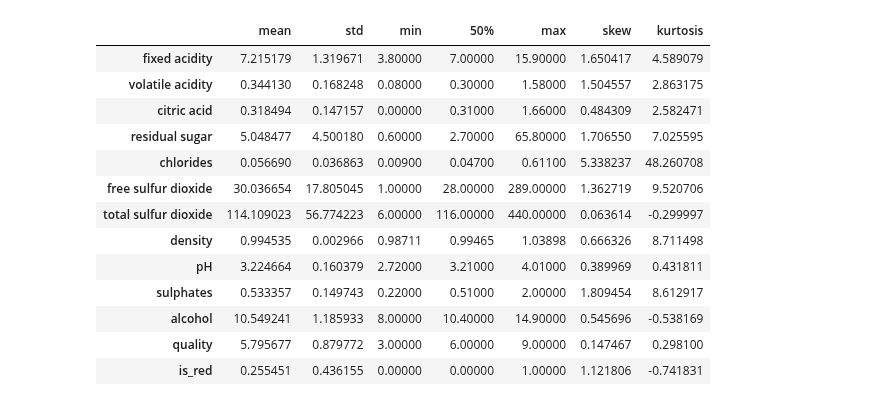
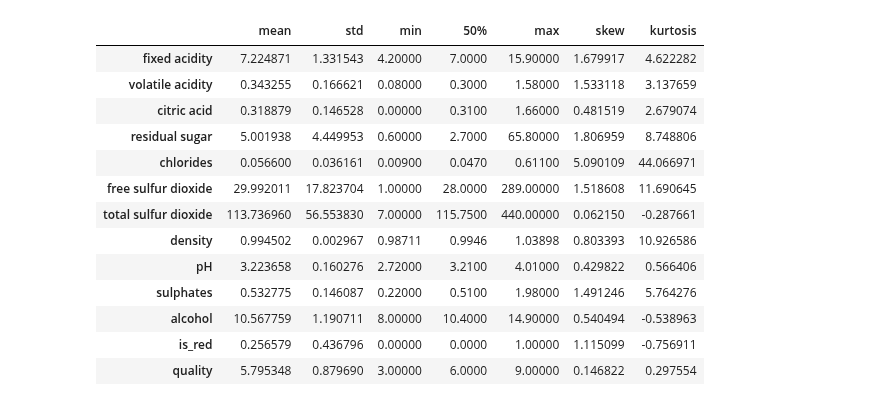
Before and after one commit to geori0/ml_labs, a Jupyter notebook: regression/lab01.ipynb, the cells around one changed output. Drawn from its saved outputs; the diff is of its cells as text; code cells hidden in the pictures.

```diff
--- a/regression/lab01.ipynb
+++ b/regression/lab01.ipynb
@@ -34,0 +58,8 @@ df.head()
+# %%
+from sklearn.model_selection import train_test_split
+
+X = df.drop(columns=['quality'])
+y = df['quality']
+
+X_train, X_test, y_train, y_test = train_test_split(X, y, test_size=0.2, stratify=y, random_state=42)
+train = X_train.assign(quality=y_train)
@@ -35,20 +70,20 @@ df.head()
 # %%
-stats = df.describe().T[['mean', 'std', 'min', '50%', 'max']]
-stats['skew'] = df.skew()
-stats['kurtosis'] = df.kurtosis()
+stats = train.describe().T[['mean', 'std', 'min', '50%', 'max']]
+stats['skew'] = train.skew()
+stats['kurtosis'] = train.kurtosis()
 stats
 # %% [output]
 |  | mean | std | min | 50% | max | skew | kurtosis |
-| fixed acidity | 7.215179 | 1.319671 | 3.80000 | 7.00000 | 15.90000 | 1.650417 | 4.589079 |
-| volatile acidity | 0.344130 | 0.168248 | 0.08000 | 0.30000 | 1.58000 | 1.504557 | 2.863175 |
-| citric acid | 0.318494 | 0.147157 | 0.00000 | 0.31000 | 1.66000 | 0.484309 | 2.582471 |
-| residual sugar | 5.048477 | 4.500180 | 0.60000 | 2.70000 | 65.80000 | 1.706550 | 7.025595 |
-| chlorides | 0.056690 | 0.036863 | 0.00900 | 0.04700 | 0.61100 | 5.338237 | 48.260708 |
-| free sulfur dioxide | 30.036654 | 17.805045 | 1.00000 | 28.00000 | 289.00000 | 1.362719 | 9.520706 |
-| total sulfur dioxide | 114.109023 | 56.774223 | 6.00000 | 116.00000 | 440.00000 | 0.063614 | -0.299997 |
-| density | 0.994535 | 0.002966 | 0.98711 | 0.99465 | 1.03898 | 0.666326 | 8.711498 |
-| pH | 3.224664 | 0.160379 | 2.72000 | 3.21000 | 4.01000 | 0.389969 | 0.431811 |
-| sulphates | 0.533357 | 0.149743 | 0.22000 | 0.51000 | 2.00000 | 1.809454 | 8.612917 |
-| alcohol | 10.549241 | 1.185933 | 8.00000 | 10.40000 | 14.90000 | 0.545696 | -0.538169 |
-| quality | 5.795677 | 0.879772 | 3.00000 | 6.00000 | 9.00000 | 0.147467 | 0.298100 |
-| is_red | 0.255451 | 0.436155 | 0.00000 | 0.00000 | 1.00000 | 1.121806 | -0.741831 |
+| fixed acidity | 7.224871 | 1.331543 | 4.20000 | 7.0000 | 15.90000 | 1.679917 | 4.622282 |
+| volatile acidity | 0.343255 | 0.166621 | 0.08000 | 0.3000 | 1.58000 | 1.533118 | 3.137659 |
+| citric acid | 0.318879 | 0.146528 | 0.00000 | 0.3100 | 1.66000 | 0.481519 | 2.679074 |
+| residual sugar | 5.001938 | 4.449953 | 0.60000 | 2.7000 | 65.80000 | 1.806959 | 8.748806 |
+| chlorides | 0.056600 | 0.036161 | 0.00900 | 0.0470 | 0.61100 | 5.090109 | 44.066971 |
+| free sulfur dioxide | 29.992011 | 17.823704 | 1.00000 | 28.0000 | 289.00000 | 1.518608 | 11.690645 |
+| total sulfur dioxide | 113.736960 | 56.553830 | 7.00000 | 115.7500 | 440.00000 | 0.062150 | -0.287661 |
+| density | 0.994502 | 0.002967 | 0.98711 | 0.9946 | 1.03898 | 0.803393 | 10.926586 |
+| pH | 3.223658 | 0.160276 | 2.72000 | 3.2100 | 4.01000 | 0.429822 | 0.566406 |
+| sulphates | 0.532775 | 0.146087 | 0.22000 | 0.5100 | 1.98000 | 1.491246 | 5.764276 |
+| alcohol | 10.567759 | 1.190711 | 8.00000 | 10.4000 | 14.90000 | 0.540494 | -0.538963 |
+| is_red | 0.256579 | 0.436796 | 0.00000 | 0.0000 | 1.00000 | 1.115099 | -0.756911 |
+| quality | 5.795348 | 0.879690 | 3.00000 | 6.0000 | 9.00000 | 0.146822 | 0.297554 |
```
Also changed, not shown: parts of 44 cells of this notebook.
